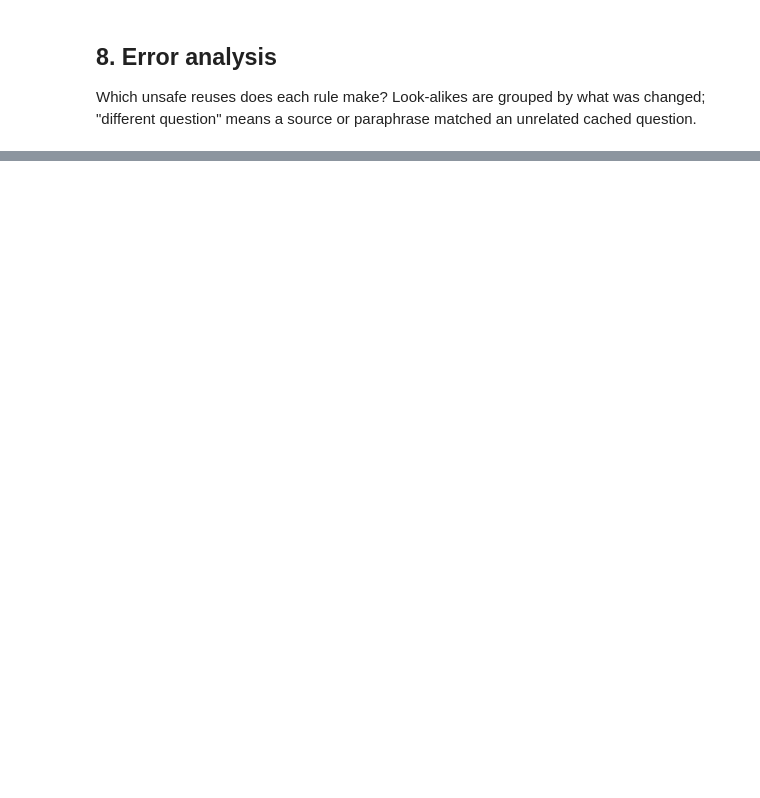
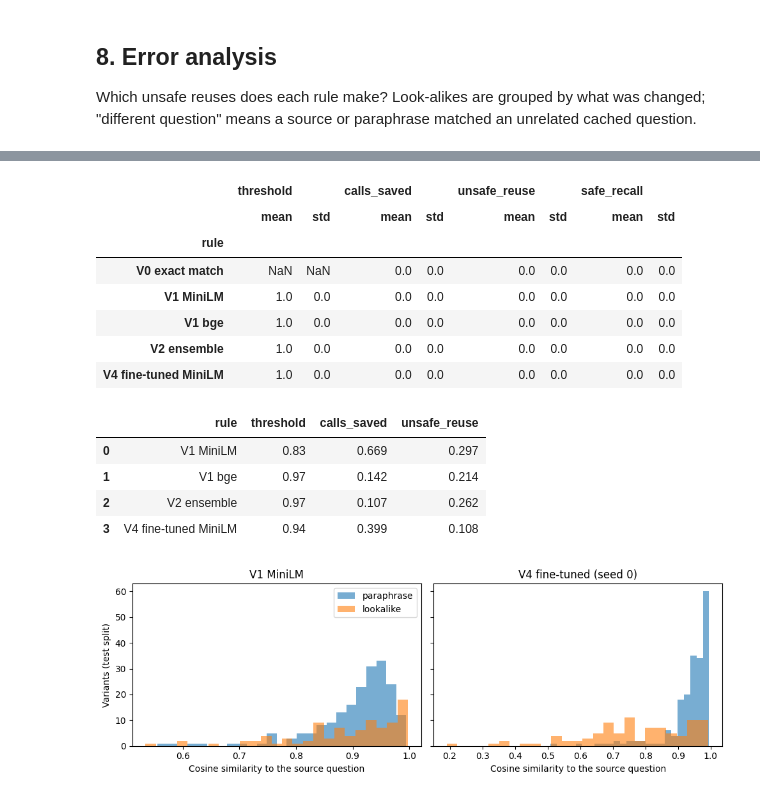
Before and after one commit to Naveena126/dsa4-reuse-retrieve-generate, a Jupyter notebook: notebooks/NaveenaSivapuram_Cache_Reuse.ipynb, the cells around one changed output, grey strips where cells are left out. Drawn from its saved outputs; the diff is of its cells as text; code cells hidden in the pictures; blank space fills up the shorter version.

Commit message:
Task 1: V4, trade-off tables, error analysis, leaked-answer filter

```diff
--- a/notebooks/NaveenaSivapuram_Cache_Reuse.ipynb
+++ b/notebooks/NaveenaSivapuram_Cache_Reuse.ipynb
@@ -58,0 +70,5 @@ var = var[~is_copy].reset_index(drop=True)
+# %%
+# Drop variants where Qwen leaked the answer into the question
+leak = var["text"].str.contains(r"\(answer", case=False)
+print(leak.sum(), "variants with a leaked answer; dropped")
+var = var[~leak].reset_index(drop=True)
@@ -166,0 +233,9 @@ pd.DataFrame(rows20).groupby("rule")[["calls_saved", "unsafe_reuse"]].agg(["mean
+# %%
+# Trade-off on the validation split: calls saved vs unsafe reuse at each threshold
+rows = []
+st = make_stream(0, "val")
+for label in ["V1 MiniLM", "V1 bge", "V2 ensemble"]:
+    for t in [0.90, 0.93, 0.95, 0.97, 0.98, 0.99, 0.995]:
+        r = reuse.simulate(st, sim_for(st, RULES[label]), t)
+        rows.append({"rule": label, "threshold": t, **reuse.summarise(r)})
+display(pd.DataFrame(rows))
@@ -205,0 +380,51 @@ err[["rule", "type", "similarity", "text", "matched_text"]].head(10)
+# %%
+# Evaluate V4 exactly like V1 (threshold chosen on validation, reported on test)
+rows4 = []
+for seed in (0, 1, 2):
+    key = f"v4_s{seed}"
+    sv, st = make_stream(seed, "val"), make_stream(seed, "test")
+    cv = reuse.sweep(sv, sim_for(sv, key), THRESH)
+    curves[("V4 fine-tuned MiniLM", seed)] = cv
+    t = reuse.pick_threshold(cv, TARGET)
+    rows4.append({"rule": "V4 fine-tuned MiniLM", "seed": seed, "threshold": t,
+                  **reuse.summarise(reuse.simulate(st, sim_for(st, key), t))})
+res = pd.concat([res[res["rule"] != "V4 fine-tuned MiniLM"], pd.DataFrame(rows4)], ignore_index=True)
+res.to_csv(MET / "task1_results_by_seed.csv", index=False)
+display(res.groupby("rule")[["threshold", "calls_saved", "unsafe_reuse", "safe_recall"]].agg(["mean", "std"]).round(3))
+
+# Best operating points on validation (seed 0): lowest unsafe reuse while saving at least 10% of calls
+pts = []
+for label in ["V1 MiniLM", "V1 bge", "V2 ensemble", "V4 fine-tuned MiniLM"]:
+    cv = curves[(label, 0)]
+    ok = cv[cv["calls_saved"] >= 0.10]
+    best = ok.sort_values("unsafe_reuse").iloc[0] if len(ok) else None
+    pts.append({"rule": label, "threshold": None if best is None else best["threshold"],
+                "calls_saved": None if best is None else round(best["calls_saved"], 3),
+                "unsafe_reuse": None if best is None else round(best["unsafe_reuse"], 3)})
+display(pd.DataFrame(pts))
+
+# Same similarity histogram, V4 vs V1, on test-split variants only (never seen in training)
+te = set(q.loc[q["split_s0"] == "test", "qid"])
+fig, axes = plt.subplots(1, 2, figsize=(10, 3.5), sharey=True)
+for ax, (name, key) in zip(axes, [("V1 MiniLM", "minilm"), ("V4 fine-tuned (seed 0)", "v4_s0")]):
+    for kind in ("paraphrase", "lookalike"):
+        vv = var[(var["kind"] == kind) & var["qid"].isin(te)]
+        ax.hist([float(EMB[key][a] @ EMB[key][b]) for a, b in zip(vv["vid"], vv["qid"])], bins=25, alpha=.6, label=kind)
+    ax.set_title(name); ax.set_xlabel("Cosine similarity to the source question")
+axes[0].set_ylabel("Variants (test split)"); axes[0].legend()
+fig.tight_layout(); fig.savefig(FIG / "task1_v4_similarity.png", dpi=150)
+# %% [output]
+|  | threshold |  | calls_saved |  | unsafe_reuse |  | safe_recall |  |
+|  | mean | std | mean | std | mean | std | mean | std |
+| rule |  |  |  |  |  |  |  |  |
+| V0 exact match | NaN | NaN | 0.0 | 0.0 | 0.0 | 0.0 | 0.0 | 0.0 |
+| V1 MiniLM | 1.0 | 0.0 | 0.0 | 0.0 | 0.0 | 0.0 | 0.0 | 0.0 |
+| V1 bge | 1.0 | 0.0 | 0.0 | 0.0 | 0.0 | 0.0 | 0.0 | 0.0 |
+| V2 ensemble | 1.0 | 0.0 | 0.0 | 0.0 | 0.0 | 0.0 | 0.0 | 0.0 |
+| V4 fine-tuned MiniLM | 1.0 | 0.0 | 0.0 | 0.0 | 0.0 | 0.0 | 0.0 | 0.0 |
+|  | rule | threshold | calls_saved | unsafe_reuse |
+| 0 | V1 MiniLM | 0.83 | 0.669 | 0.297 |
+| 1 | V1 bge | 0.97 | 0.142 | 0.214 |
+| 2 | V2 ensemble | 0.97 | 0.107 | 0.262 |
+| 3 | V4 fine-tuned MiniLM | 0.94 | 0.399 | 0.108 |
+[figure, added]
```
Also changed, not shown: parts of 23 cells of this notebook.
